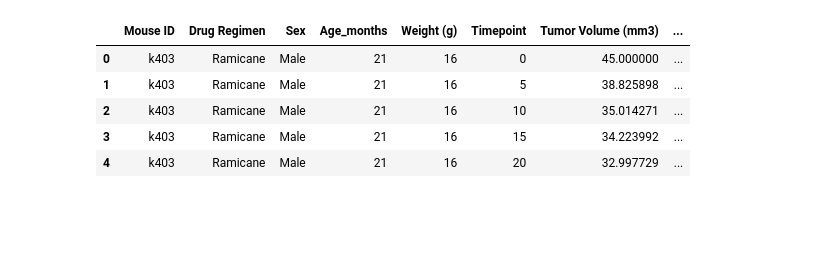
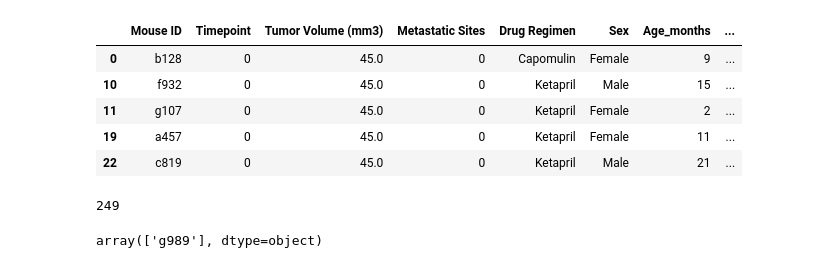
Before and after one commit to michelleowino/drug_analysis, a Jupyter notebook: pymaceuticals_analysis.ipynb, the cells around one changed output. Saved outputs shown, nothing was run; the diff lists cells and outputs as text; code cells hidden in the pictures; blank space fills up the shorter version.

Commit message:
submitting final analysis for pymaceuticals

```diff
--- a/pymaceuticals_analysis.ipynb
+++ b/pymaceuticals_analysis.ipynb
@@ -10,17 +12,39 @@ study_results = "data/Study_results.csv"
 # %%
+# Dependencies and Setup
+import matplotlib.pyplot as plt
+import pandas as pd
+import scipy.stats as st
+import numpy as np
+
+
+# Study data files
+mouse_metadata_path = "data/Mouse_metadata.csv"
+study_results_path = "data/Study_results.csv"
+
 # Read the mouse data and the study results
-mouse_metadata = pd.read_csv(mouse_metadata)
-study_results = pd.read_csv(study_results)
+mouse_metadata = pd.read_csv(mouse_metadata_path)
+study_results = pd.read_csv(study_results_path)
 
 # Combine the data into a single dataset
+df = study_results.merge(mouse_metadata, on='Mouse ID').sort_values(['Timepoint','Metastatic Sites'])
 
-pymaceuticals_data = pd.merge(mouse_metadata, study_results)
-
-pymaceuticals_data.head()
+# Display the data table for preview
+df.head()
 # %% [output]
-|  | Mouse ID | Drug Regimen | Sex | Age_months | Weight (g) | Timepoint | Tumor Volume (mm3) | ... |
-| 0 | k403 | Ramicane | Male | 21 | 16 | 0 | 45.000000 | ... |
-| 1 | k403 | Ramicane | Male | 21 | 16 | 5 | 38.825898 | ... |
-| 2 | k403 | Ramicane | Male | 21 | 16 | 10 | 35.014271 | ... |
-| 3 | k403 | Ramicane | Male | 21 | 16 | 15 | 34.223992 | ... |
-| 4 | k403 | Ramicane | Male | 21 | 16 | 20 | 32.997729 | ... |
+|  | Mouse ID | Timepoint | Tumor Volume (mm3) | Metastatic Sites | Drug Regimen | Sex | Age_months | ... |
+| 0 | b128 | 0 | 45.0 | 0 | Capomulin | Female | 9 | ... |
+| 10 | f932 | 0 | 45.0 | 0 | Ketapril | Male | 15 | ... |
+| 11 | g107 | 0 | 45.0 | 0 | Ketapril | Female | 2 | ... |
+| 19 | a457 | 0 | 45.0 | 0 | Ketapril | Female | 11 | ... |
+| 22 | c819 | 0 | 45.0 | 0 | Ketapril | Male | 21 | ... |
+# %%
+# Checking the number of mice.
+df["Mouse ID"].nunique()
+# %% [output]
+249
+# %%
+# Getting the duplicate mice by ID number that shows up for Mouse ID and Timepoint.
+dup_mice = df.loc[df.duplicated(subset=['Mouse ID', 'Timepoint',]),'Mouse ID'].unique()
+dup_mice
+# %% [output]
+array(['g989'], dtype=object)
```
Also changed, not shown: parts of 21 cells of this notebook.
